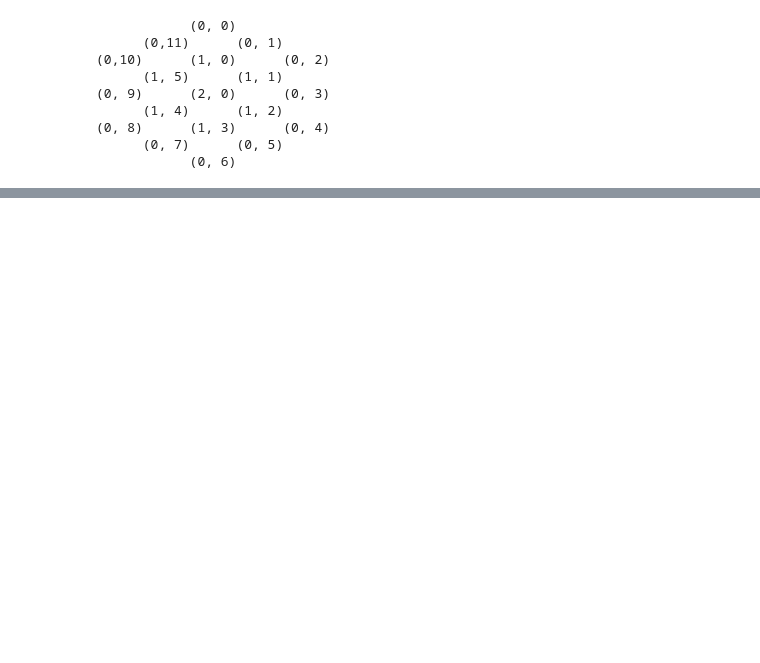
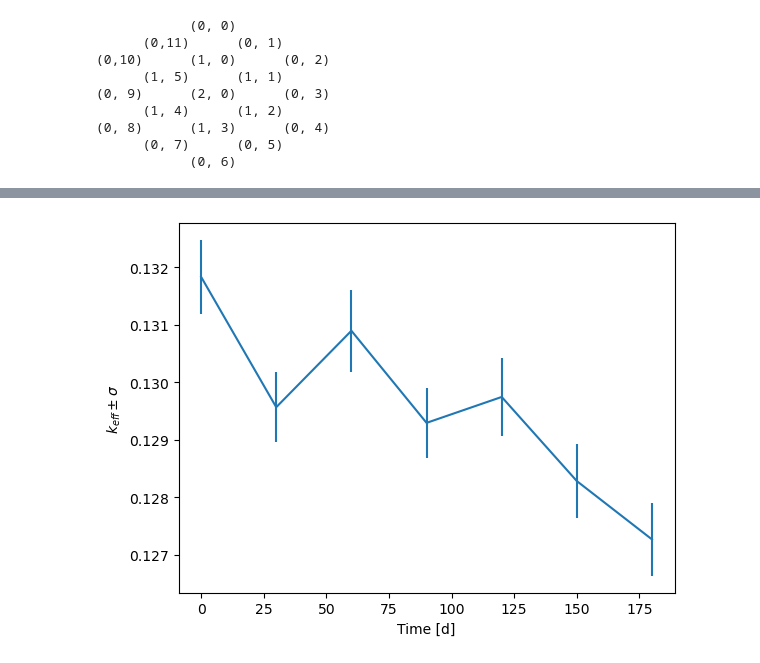
Before and after one commit to 96mat/MOX-Depletion, a Jupyter notebook: Depletion_Hex.ipynb, the cells around one changed output, grey strips where cells are left out. Cells and saved outputs as stored; diff of their text form; code cells hidden in the pictures; blank space fills up the shorter version.

```diff
--- a/Depletion_Hex.ipynb
+++ b/Depletion_Hex.ipynb
@@ -143,0 +318,12 @@ integrator.integrate()
+# %%
+results = openmc.deplete.Results("./depletion_results.h5")
+# %%
+time, k = results.get_keff()
+# %%
+time /= (24 * 60 * 60)  # convert back to days from seconds
+# %%
+plt.errorbar(time, k[:, 0], yerr=k[:, 1])
+plt.xlabel("Time [d]")
+plt.ylabel("$k_{eff}\pm \sigma$");
+# %% [output]
+[figure, added]
```
Also changed, not shown: parts of 22 cells of this notebook.
